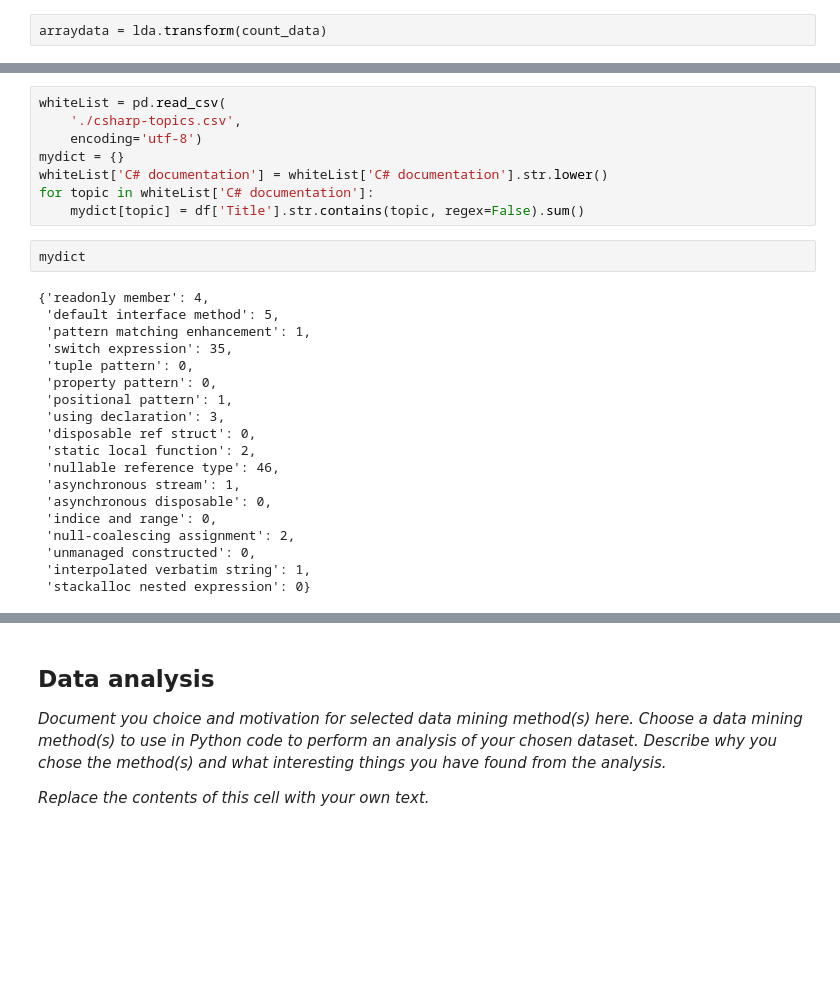
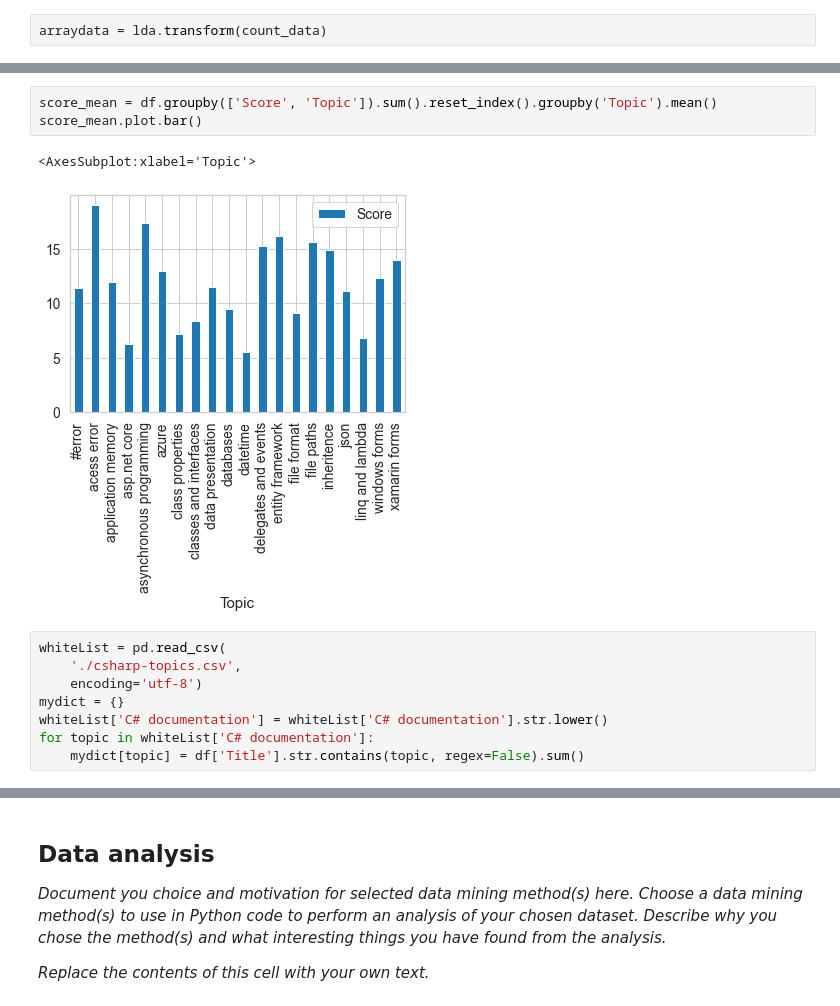
Before and after one commit to HannesSam/StackOverflowDataAnalysis, a Jupyter notebook: Data Mining Project.ipynb, the cells around one changed output, grey strips where cells are left out. Saved outputs shown, nothing was run; the diff lists cells and outputs as text; blank space fills up the shorter version.

```diff
--- a/Data Mining Project.ipynb
+++ b/Data Mining Project.ipynb
@@ -344,3 +224,9 @@ df.head(20)
+# %%
+score_mean = df.groupby(['Score', 'Topic']).sum().reset_index().groupby('Topic').mean()
+score_mean.plot.bar()
+# %% [output]
+<AxesSubplot:xlabel='Topic'>
+[figure, added]
 # %%
 whiteList = pd.read_csv(
     './csharp-topics.csv',
@@ -349,24 +235,3 @@ mydict = {}
 whiteList['C# documentation'] = whiteList['C# documentation'].str.lower()
 for topic in whiteList['C# documentation']:
     mydict[topic] = df['Title'].str.contains(topic, regex=False).sum()
-# %%
-mydict
-# %% [output]
-{'readonly member': 4,
- 'default interface method': 5,
- 'pattern matching enhancement': 1,
- 'switch expression': 35,
- 'tuple pattern': 0,
- 'property pattern': 0,
- 'positional pattern': 1,
- 'using declaration': 3,
- 'disposable ref struct': 0,
- 'static local function': 2,
- 'nullable reference type': 46,
- 'asynchronous stream': 1,
- 'asynchronous disposable': 0,
- 'indice and range': 0,
- 'null-coalescing assignment': 2,
- 'unmanaged constructed': 0,
- 'interpolated verbatim string': 1,
- 'stackalloc nested expression': 0}
```
Also changed, not shown: parts of 16 cells of this notebook.
